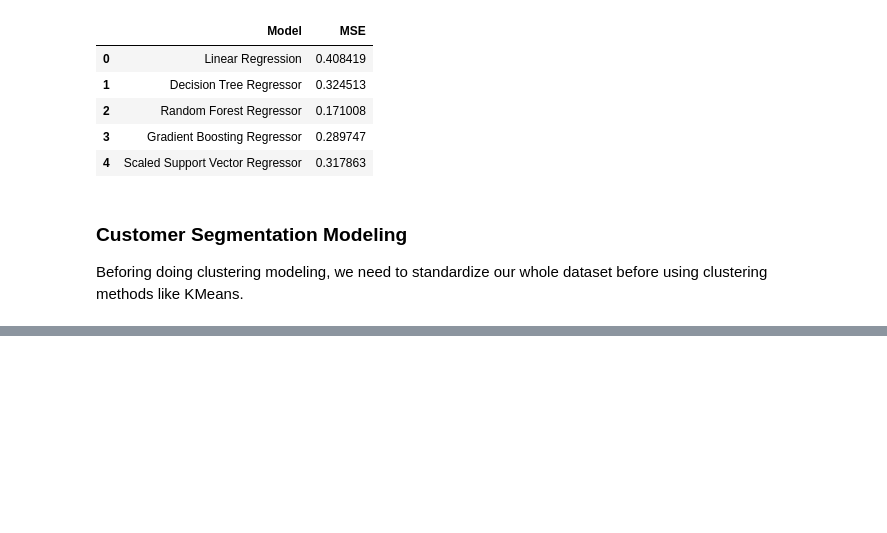
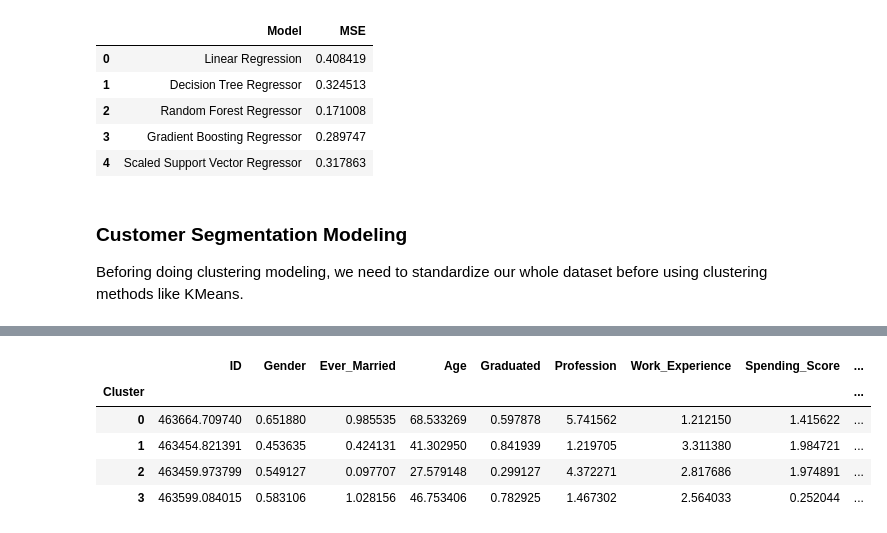
Before and after one commit to Jen-uis/Customer-Segmentation-Analysis, a Jupyter notebook: Project-Code.ipynb, the cells around one changed output, grey strips where cells are left out. Cells and saved outputs as stored; diff of their text form; code cells hidden in the pictures; blank space fills up the shorter version.

```diff
--- a/Project-Code.ipynb
+++ b/Project-Code.ipynb
@@ -529,0 +556,24 @@ Beforing doing clustering modeling, we need to standardize our whole dataset bef
+# %%
+# Apply K-Means with the optimal number of clsuter based on graph above
+kmeans = KMeans(
+    n_clusters = 4,
+    init = 'k-means++',
+    max_iter = 300,
+    n_init = 10,
+    random_state = 208
+)
+clusters = kmeans.fit_predict(scaled_train_data)
+
+# Add labels to the `numerical_train` dataframe
+numerical_train['Cluster'] = clusters
+
+# Analyze the clusters
+cluster_analysis = numerical_train.groupby('Cluster').mean()
+cluster_analysis
+# %% [output]
+|  | ID | Gender | Ever_Married | Age | Graduated | Profession | Work_Experience | Spending_Score | ... |
+| Cluster |  |  |  |  |  |  |  |  | ... |
+| 0 | 463664.709740 | 0.651880 | 0.985535 | 68.533269 | 0.597878 | 5.741562 | 1.212150 | 1.415622 | ... |
+| 1 | 463454.821391 | 0.453635 | 0.424131 | 41.302950 | 0.841939 | 1.219705 | 3.311380 | 1.984721 | ... |
+| 2 | 463459.973799 | 0.549127 | 0.097707 | 27.579148 | 0.299127 | 4.372271 | 2.817686 | 1.974891 | ... |
+| 3 | 463599.084015 | 0.583106 | 1.028156 | 46.753406 | 0.782925 | 1.467302 | 2.564033 | 0.252044 | ... |
```
Also changed, not shown: parts of 3 cells of this notebook.
